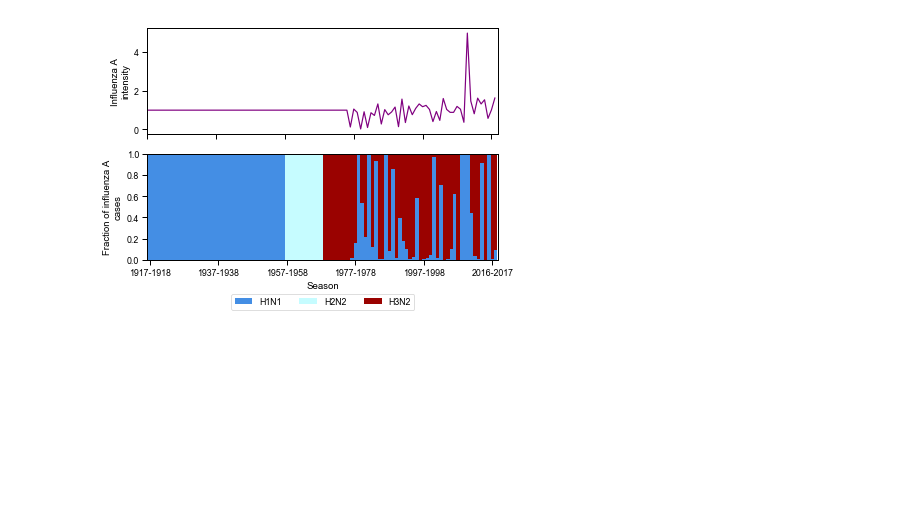
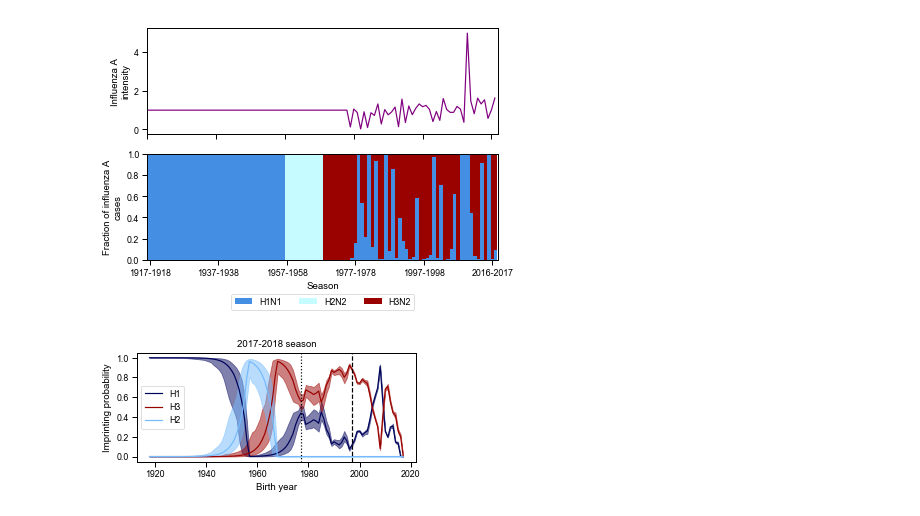
Before and after one commit to cobeylab/FluAImprinting, a Jupyter notebook: figures/Figure_3_imprinting_probabilities.ipynb, the cells around one changed output. Cells and saved outputs as stored; diff of their text form; code cells hidden in the pictures; blank space fills up the shorter version.

Commit message:
Added imprinting uncertainty figure

```diff
--- a/figures/Figure_2_imprinting_probabilities.ipynb
+++ b/figures/Figure_3_imprinting_probabilities.ipynb
@@ -175,3 +175,51 @@ plt.legend(loc='center', ncol = 3, bbox_to_anchor=(0.5, -0.4))
 # %% [output]
 <matplotlib.legend.Legend at 0x...>
 [figure]
+# %%
+all_dfs = []
+for trial in range(0, 1000):
+    f = '../data/sample_ILI/imprinting_probs_%s.csv'%trial
+    df = pd.read_csv(f)
+    all_dfs.append(df)
+
+df = pd.concat(all_dfs)
+df = df.dropna()
+
+min_rows = []
+max_rows = []
+for params, pdf in df.groupby(['Season', 'Birth_year']):
+    max_rows.append(pdf[pdf.H1 == max(pdf.H1)].iloc[0, ])
+    min_rows.append(pdf[pdf.H1 == min(pdf.H1)].iloc[0, ])
+
+maxdf = pd.DataFrame(max_rows)
+mindf = pd.DataFrame(min_rows)
+plotdf = df[(df.Season == 2018)]
+
+maxes = plotdf.groupby('Birth_year').max().reset_index()
+mins = plotdf.groupby('Birth_year').min().reset_index()
+upper = plotdf.groupby('Birth_year').quantile(.975).reset_index()
+lower = plotdf.groupby('Birth_year').quantile(.025).reset_index()
+median = plotdf.groupby('Birth_year').quantile(.50).reset_index()
+
+plt.plot()
+pal = sns.xkcd_palette(['dark blue', 'sky blue', 'deep red']).as_hex()
+
+ax = plt.gca()
+median.plot(x='Birth_year', y='H1', ax=ax, color=pal[0])
+ax.fill_between(x=maxes.Birth_year, y1=maxes.H1, y2=mins.H1, alpha=0.5, color=pal[0])
+
+median.plot(x='Birth_year', y='H3', ax=ax, color=pal[2])
+ax.fill_between(x=maxes.Birth_year, y1=maxes.H3, y2=mins.H3, alpha=0.5, color=pal[2])
+
+median.plot(x='Birth_year', y='H2', ax=ax, color=pal[1])
+ax.fill_between(x=maxes.Birth_year, y1=maxes.H2, y2=mins.H2, alpha=0.5, color=pal[1])
+
+plt.xlabel('Birth year')
+plt.ylabel('Imprinting probability')
+plt.title('2017-2018 season')
+plt.gca().axvline(x=1997, color='black', linestyle='--')
+plt.gca().axvline(x=1977, color='black', linestyle=':')
+
+plt.gcf().set_size_inches(5,2)
+# %% [output]
+[figure, added]
```
